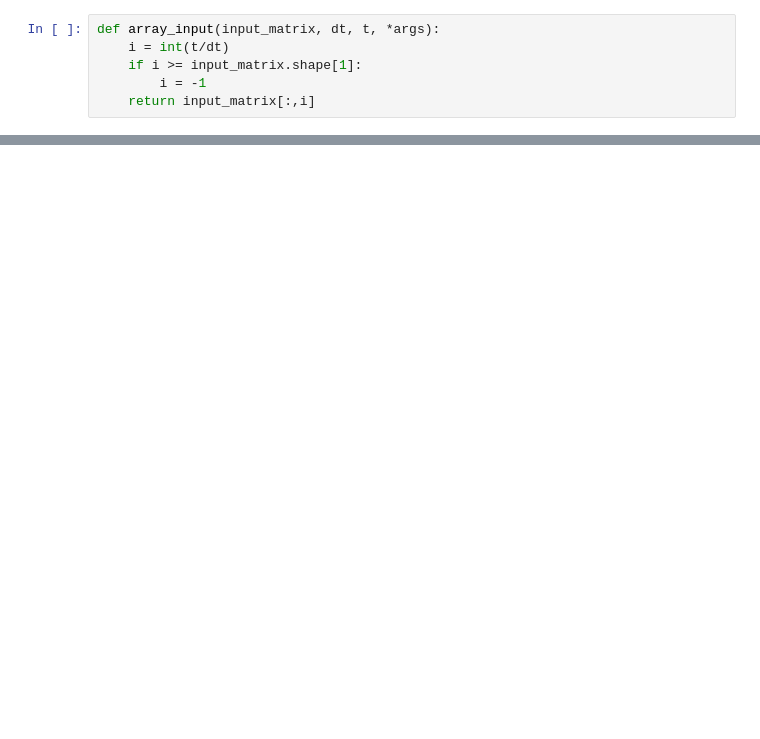
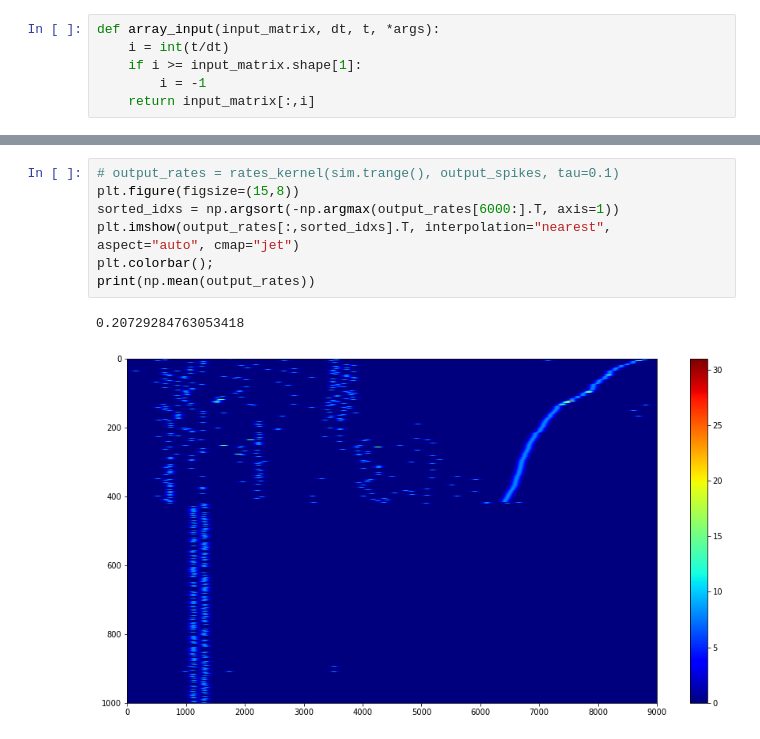
Before and after one commit to iraikov/nengo_maze_env, a Jupyter notebook: notebooks/srf_nengo_autoencoder_dof.ipynb, the cells around one changed output, grey strips where cells are left out. Saved outputs shown, nothing was run; the diff lists cells and outputs as text; blank space fills up the shorter version.

```diff
--- a/notebooks/srf_nengo_autoencoder_dof.ipynb
+++ b/notebooks/srf_nengo_autoencoder_dof.ipynb
@@ -242,0 +288,10 @@ print(np.mean(output_rates))
+# %%
+# output_rates = rates_kernel(sim.trange(), output_spikes, tau=0.1)
+plt.figure(figsize=(15,8))
+sorted_idxs = np.argsort(-np.argmax(output_rates[6000:].T, axis=1))
+plt.imshow(output_rates[:,sorted_idxs].T, interpolation="nearest", aspect="auto", cmap="jet")
+plt.colorbar();
+print(np.mean(output_rates))
+# %% [output]
+0.20729284763053418
+[figure, added]
```
Also changed, not shown: parts of 14 cells of this notebook, 3 other files.
